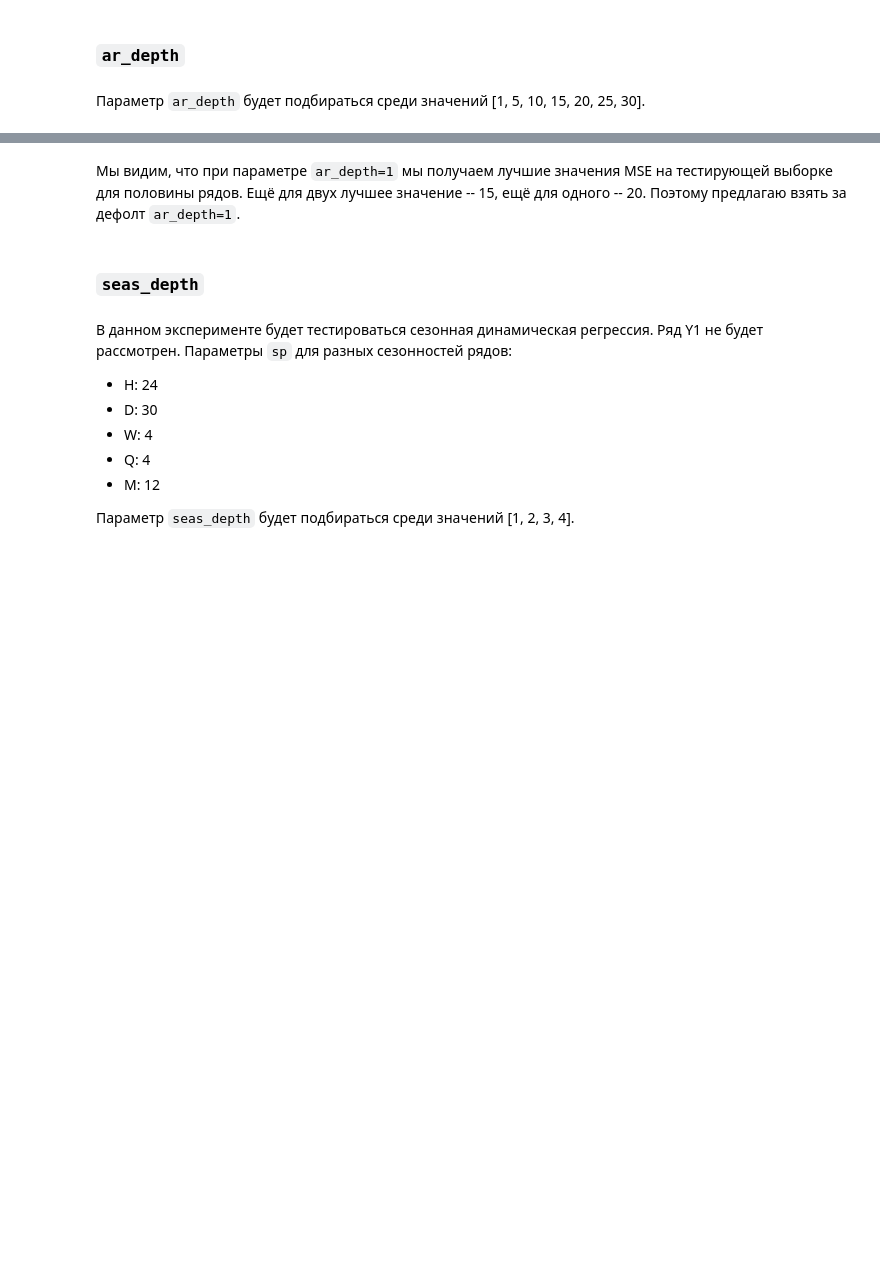
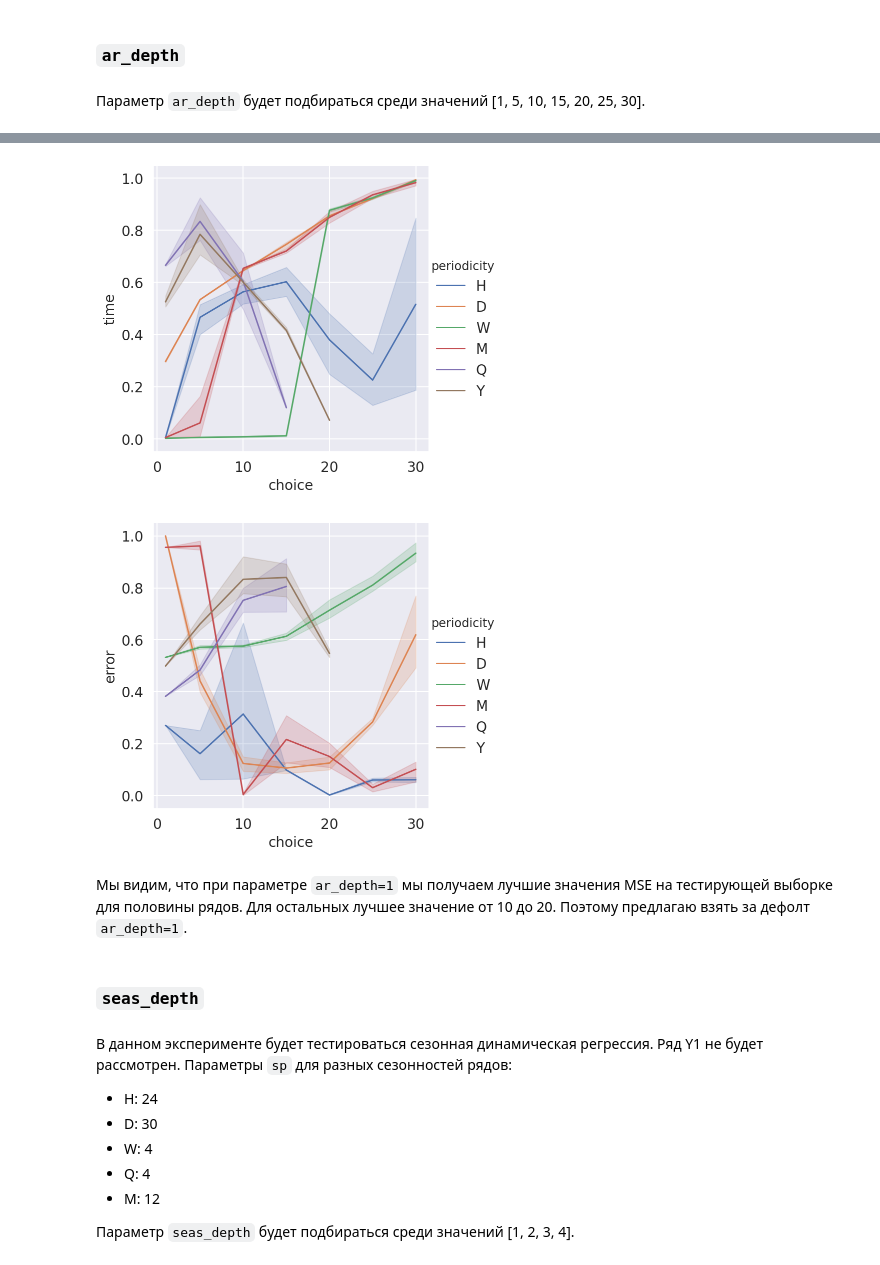
Before and after one commit to beastSL/coursework-3, a Jupyter notebook: experiments/parameters_testing.ipynb, the cells around one changed output, grey strips where cells are left out. Cells and saved outputs as stored; diff of their text form; code cells hidden in the pictures; blank space fills up the shorter version.

```diff
--- a/experiments/parameters_testing.ipynb
+++ b/experiments/parameters_testing.ipynb
@@ -184,5 +222,28 @@ Processing series Y1
+# %%
+normalized_df_times = []
+normalized_df_errors = []
+for periodicity in df_times['periodicity'].unique():
+    cur_time = df_times[df_times['periodicity'] == periodicity]['time']
+    normalized_df_times.append(cur_time / cur_time.max())
+    cur_error = df_errors[df_errors['periodicity'] == periodicity]['error']
+    normalized_df_errors.append(cur_error / cur_error.max())
+normalized_df_times = pd.concat(normalized_df_times)
+normalized_df_times = pd.DataFrame({'time': normalized_df_times, 'periodicity': df_times['periodicity'], 'choice': df_times['choice']})
+normalized_df_errors = pd.concat(normalized_df_errors)
+normalized_df_errors = pd.DataFrame({'error': normalized_df_errors, 'periodicity': df_errors['periodicity'], 'choice': df_errors['choice']})
+plot = sns.relplot(x='choice', y='time', hue='periodicity', data=normalized_df_times, kind='line')
+fig = plot.figure
+fig.savefig(fname='hyper-ar_depth-time.pdf', format='svg')
+plt.show()
+plot = sns.relplot(x='choice', y='error', hue='periodicity', data=normalized_df_errors, kind='line')
+fig = plot.figure
+fig.savefig(fname='hyper-ar_depth-mse.pdf', format='svg')
+plt.show()
+# %% [output]
+[figure, added]
+[figure, added]
 # %% [markdown]
-Мы видим, что при параметре `ar_depth=1` мы получаем лучшие значения MSE на тестирующей выборке для половины рядов. Ещё для двух лучшее значение -- 15, ещё для одного -- 20. Поэтому предлагаю взять за дефолт `ar_depth=1`.
+Мы видим, что при параметре `ar_depth=1` мы получаем лучшие значения MSE на тестирующей выборке для половины рядов. Для остальных лучшее значение от 10 до 20. Поэтому предлагаю взять за дефолт `ar_depth=1`.
 # %% [markdown]
 ### `seas_depth`
 # %% [markdown]
```
Also changed, not shown: parts of 23 cells of this notebook, 42 other files.
